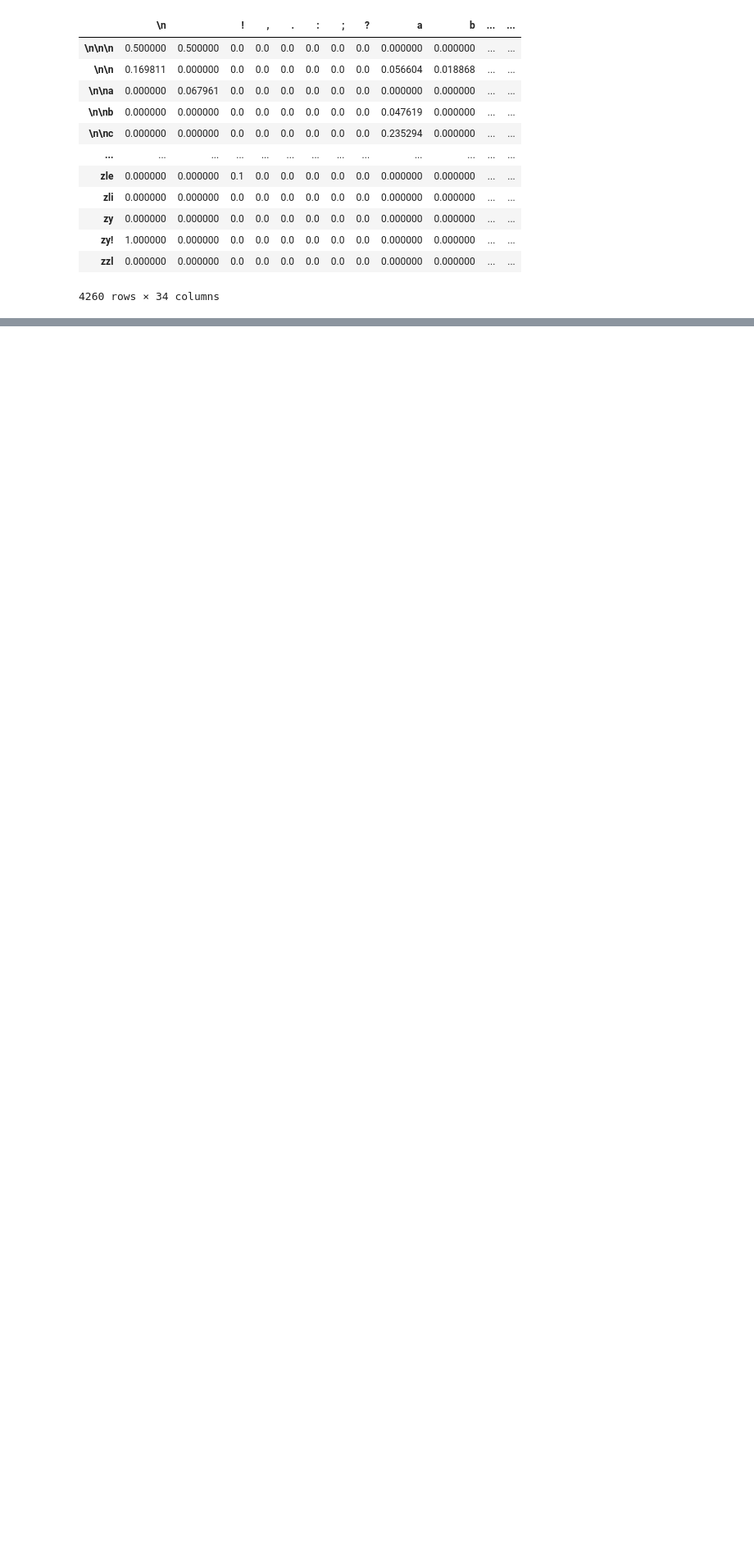
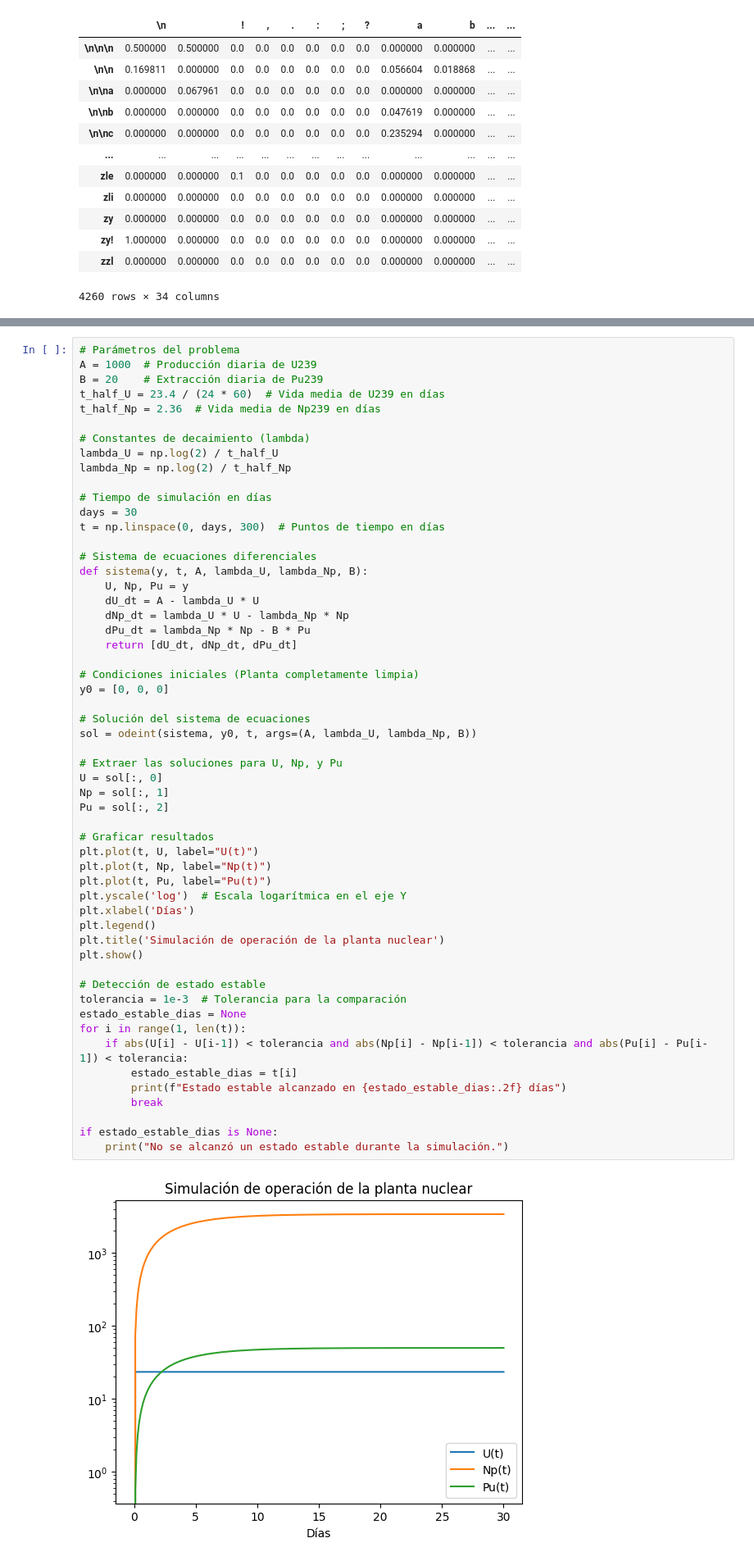
Before and after one commit to EstebanFuentesS/Metodos-Computacionales-2, a Jupyter notebook: Taller5.ipynb, the cells around one changed output, grey strips where cells are left out. Shown at 82% size. Cells and saved outputs as stored; diff of their text form; blank space fills up the shorter version.

Commit message:
Punto 1, 2, 5 Taller 5

```diff
--- a/Taller5.ipynb
+++ b/Taller5.ipynb
@@ -223,0 +328,57 @@ display(P)
+# %%
+# Parámetros del problema
+A = 1000  # Producción diaria de U239
+B = 20    # Extracción diaria de Pu239
+t_half_U = 23.4 / (24 * 60)  # Vida media de U239 en días
+t_half_Np = 2.36  # Vida media de Np239 en días
+
+# Constantes de decaimiento (lambda)
+lambda_U = np.log(2) / t_half_U
+lambda_Np = np.log(2) / t_half_Np
+
+# Tiempo de simulación en días
+days = 30
+t = np.linspace(0, days, 300)  # Puntos de tiempo en días
+
+# Sistema de ecuaciones diferenciales
+def sistema(y, t, A, lambda_U, lambda_Np, B):
+    U, Np, Pu = y
+    dU_dt = A - lambda_U * U
+    dNp_dt = lambda_U * U - lambda_Np * Np
+    dPu_dt = lambda_Np * Np - B * Pu
+    return [dU_dt, dNp_dt, dPu_dt]
+
+# Condiciones iniciales (Planta completamente limpia)
+y0 = [0, 0, 0]
+
+# Solución del sistema de ecuaciones
+sol = odeint(sistema, y0, t, args=(A, lambda_U, lambda_Np, B))
+
+# Extraer las soluciones para U, Np, y Pu
+U = sol[:, 0]
+Np = sol[:, 1]
+Pu = sol[:, 2]
+
+# Graficar resultados
+plt.plot(t, U, label="U(t)")
+plt.plot(t, Np, label="Np(t)")
+plt.plot(t, Pu, label="Pu(t)")
+plt.yscale('log')  # Escala logarítmica en el eje Y
+plt.xlabel('Días')
+plt.legend()
+plt.title('Simulación de operación de la planta nuclear')
+plt.show()
+
+# Detección de estado estable
+tolerancia = 1e-3  # Tolerancia para la comparación
+estado_estable_dias = None
+for i in range(1, len(t)):
+    if abs(U[i] - U[i-1]) < tolerancia and abs(Np[i] - Np[i-1]) < tolerancia and abs(Pu[i] - Pu[i-1]) < tolerancia:
+        estado_estable_dias = t[i]
+        print(f"Estado estable alcanzado en {estado_estable_dias:.2f} días")
+        break
+
+if estado_estable_dias is None:
+    print("No se alcanzó un estado estable durante la simulación.")
+# %% [output]
+[figure, added]
```
Also changed, not shown: parts of 11 cells of this notebook.
